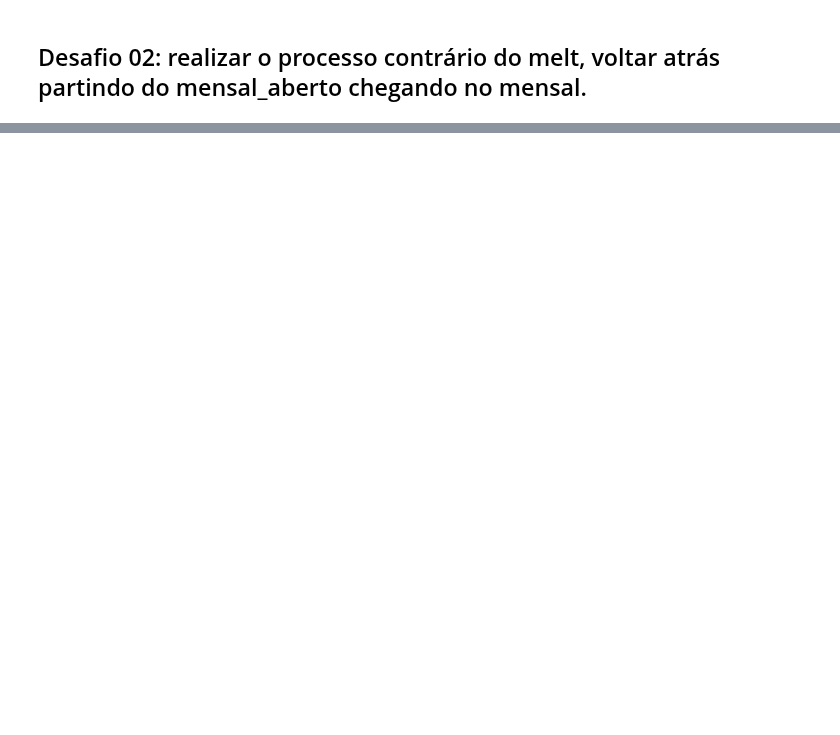
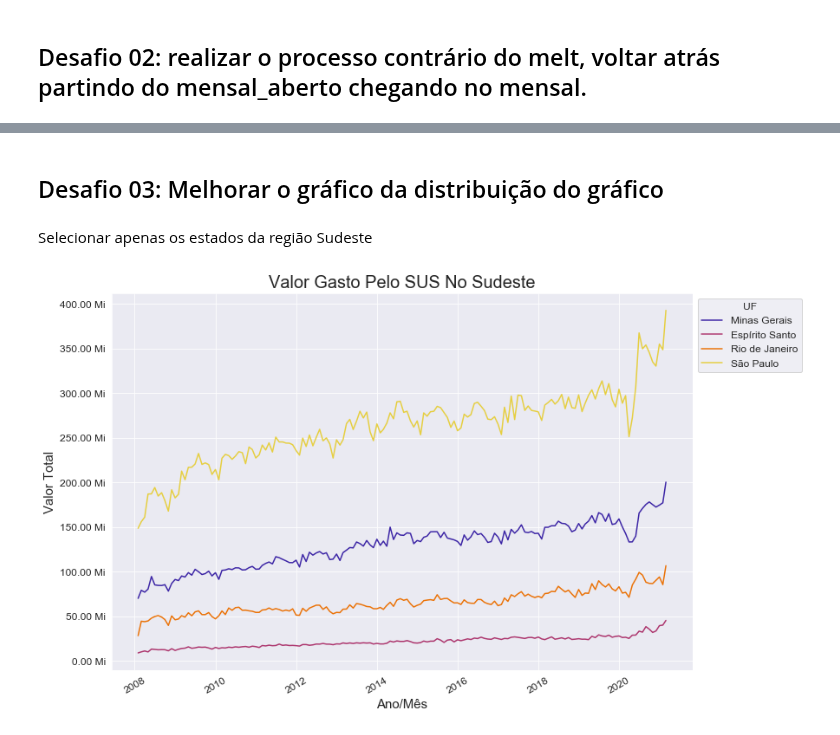
Before and after one commit to PedroHCAlmeida/Bootcamp_alura, a Jupyter notebook: Modulo_2/aulas/Aula4.ipynb, the cells around one changed output, grey strips where cells are left out. Cells and saved outputs as stored; diff of their text form; code cells hidden in the pictures; blank space fills up the shorter version.

```diff
--- a/Modulo_2/aulas/Aula4.ipynb
+++ b/Modulo_2/aulas/Aula4.ipynb
@@ -40,0 +103,34 @@ dados.melt(id_vars='uf', var_name='data', value_name='gasto')
+# %% [markdown]
+## Desafio 03: Melhorar o gráfico da distribuição do gráfico
+# %% [markdown]
+Selecionar apenas os estados da região Sudeste
+# %%
+sudeste = ['Rio de Janeiro', 'São Paulo', 'Minas Gerais', 'Espírito Santo']
+mensal_sudeste = mensal_aberto[mensal_aberto['uf'].isin(sudeste)]
+# %%
+#Mudando o estilo de fundo
+sns.set_style('darkgrid')
+
+#Criando palheta
+sns.set_palette(sns.color_palette('CMRmap',4))
+
+#Criando figura e eixos
+fig, ax = plt.subplots(figsize=(12,8))
+
+#Criando o gráfico
+sns.lineplot(x='data', y='gasto', hue='uf', data=mensal_sudeste)
+
+#Plotando as legendas e mudando o tamanho das fontes
+plt.title('Valor Gasto Pelo SUS No Sudeste', fontsize=20)
+plt.xlabel('Ano/Mês', fontsize=15)
+plt.ylabel('Valor Total', fontsize=15)
+plt.yticks(fontsize=12)
+plt.xticks(fontsize=12, rotation=30)
+ax.yaxis.set_major_formatter(million_formatter)
+handles, labels = ax.get_legend_handles_labels()
+ax.legend(handles=handles[1:], labels=labels[1:], title='UF', bbox_to_anchor=(1, 1), fontsize=12, title_fontsize=12)
+
+#Mostrando o gráfico
+plt.show()
+# %% [output]
+[figure, added]
```
Also changed, not shown: parts of 9 cells of this notebook, 2 other files.
